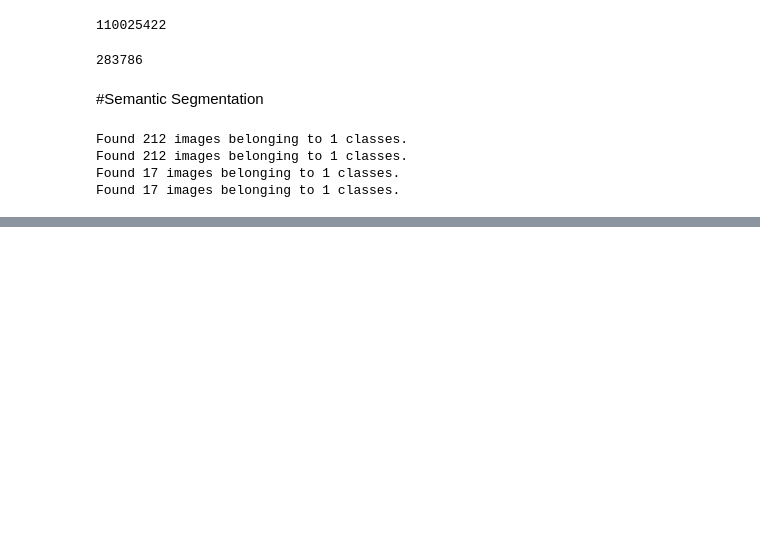
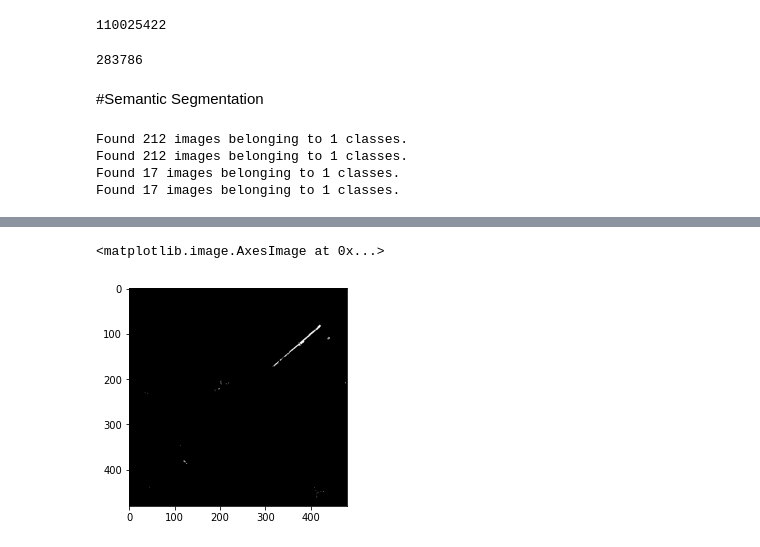
Before and after one commit to melihkurtaran/DNA_hackathon, a Jupyter notebook: MainCode.ipynb, the cells around one changed output, grey strips where cells are left out. Saved outputs shown, nothing was run; the diff lists cells and outputs as text; code cells hidden in the pictures; blank space fills up the shorter version.

```diff
--- a/MainCode.ipynb
+++ b/MainCode.ipynb
@@ -375,0 +395,3 @@ ________________________________________________________________________________
+# %%
+imshow(y_batch[0,:,:,:])
+# %% [output]
@@ -376,3 +399,5 @@ ________________________________________________________________________________
+<matplotlib.image.AxesImage at 0x...>
+[figure, added]
 # %%
 model.fit_generator(train_generator,
  validation_data = val_generator,
```
Also changed, not shown: parts of 12 cells of this notebook.
